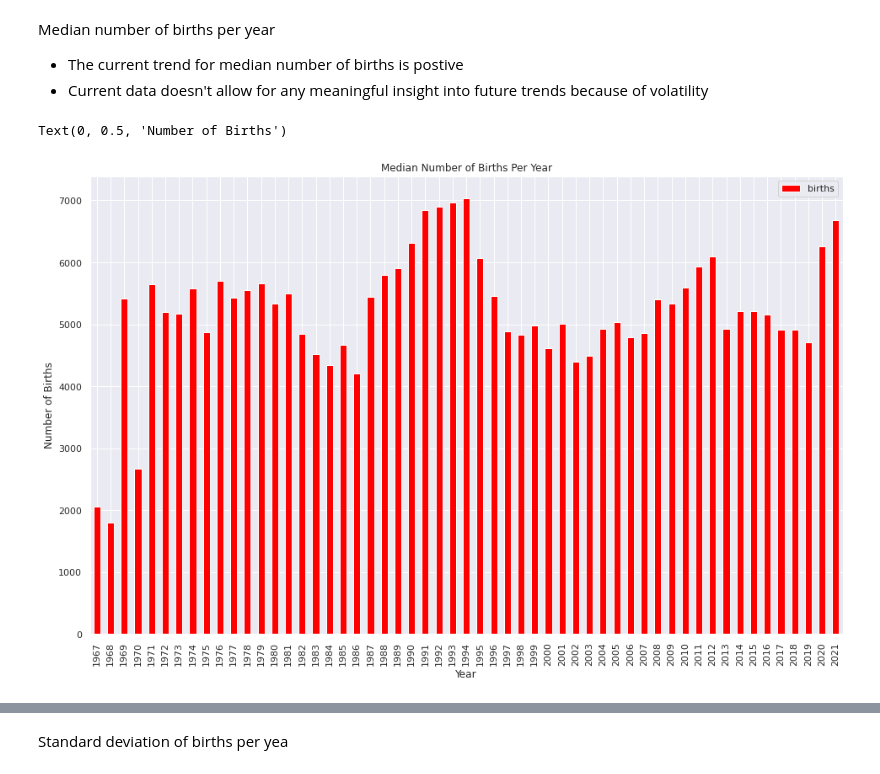
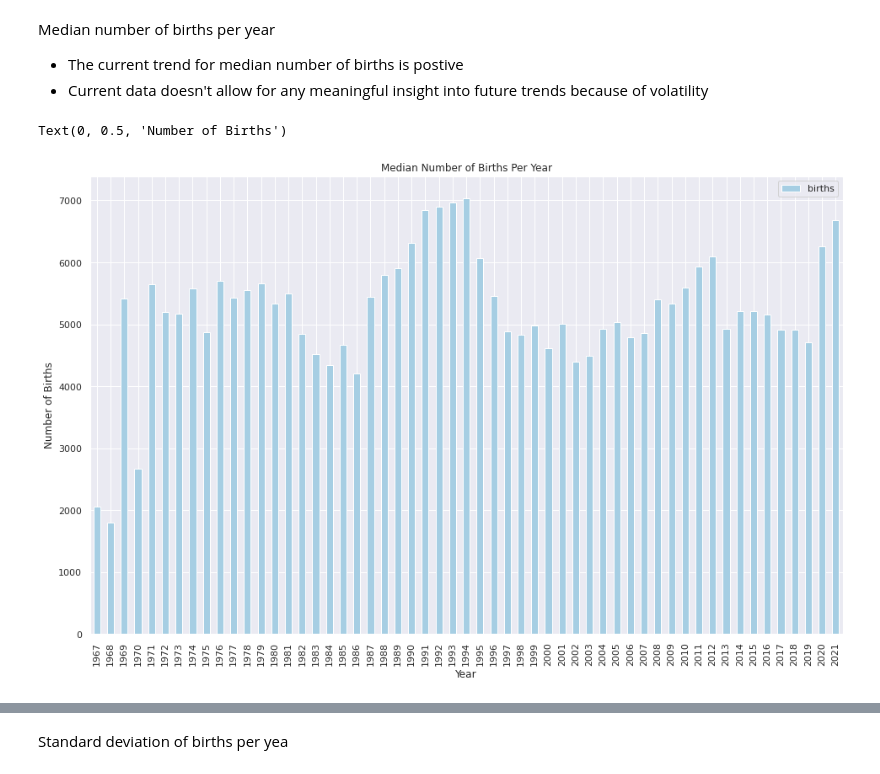
Before and after one commit to jakejasminjk/infoproj, a Jupyter notebook: BirthData.ipynb, the cells around one changed output, grey strips where cells are left out. Drawn from its saved outputs; the diff is of its cells as text; code cells hidden in the pictures.

```diff
--- a/BirthData.ipynb
+++ b/BirthData.ipynb
@@ -70,10 +72,10 @@ Median number of births per year
 *   The current trend for median number of births is postive
 *   Current data doesn't allow for any meaningful insight into future trends because of volatility
 # %%
-ax = birthDf.groupby('year').median().plot(kind='bar',figsize=(16,10),title="Median Number of Births Per Year", colormap="autumn")
+ax = birthDf.groupby('year').median().plot(kind='bar',figsize=(16,10),title="Median Number of Births Per Year", colormap='Paired')
 ax.set_xlabel("Year")
 ax.set_ylabel("Number of Births")
 # %% [output]
 Text(0, 0.5, 'Number of Births')
-[figure, old version]
+[figure, new version]
 # %%
```
Also changed, not shown: parts of 13 cells of this notebook.
